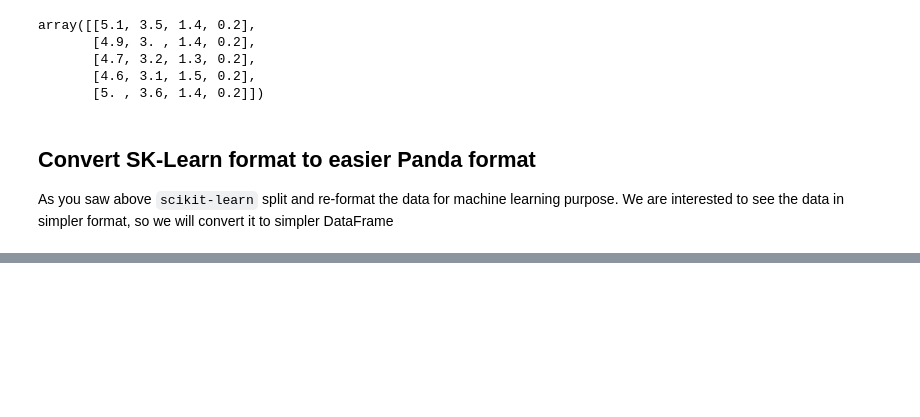
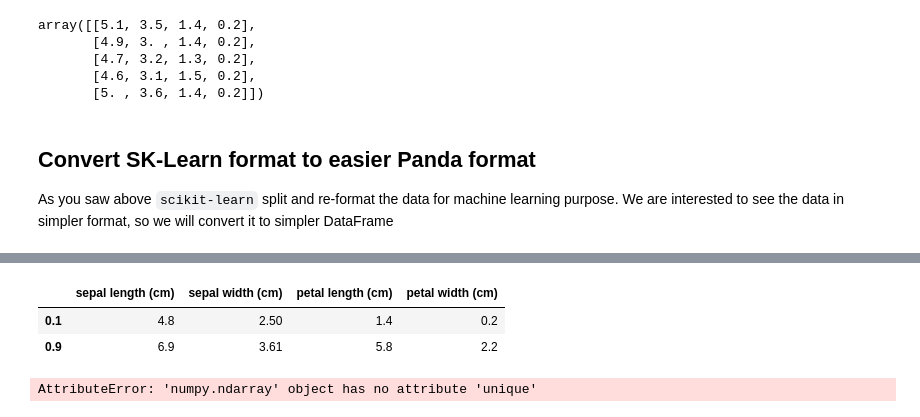
Before and after one commit to gkarwchan/Python-Statistics, a Jupyter notebook: presentation.ipynb, the cells around one changed output, grey strips where cells are left out. Saved outputs shown, nothing was run; the diff lists cells and outputs as text; code cells hidden in the pictures; blank space fills up the shorter version.

```diff
--- a/presentation.ipynb
+++ b/presentation.ipynb
@@ -103,0 +120,10 @@ iris_df.head()
+# %%
+iris_df.quantile([0.1, 0.9])
+# %% [output]
+|  | sepal length (cm) | sepal width (cm) | petal length (cm) | petal width (cm) |
+| 0.1 | 4.8 | 2.50 | 1.4 | 0.2 |
+| 0.9 | 6.9 | 3.61 | 5.8 | 2.2 |
+# %%
+iris.target.unique()
+# %% [output]
+AttributeError: 'numpy.ndarray' object has no attribute 'unique'
```
Also changed, not shown: parts of 11 cells of this notebook.
